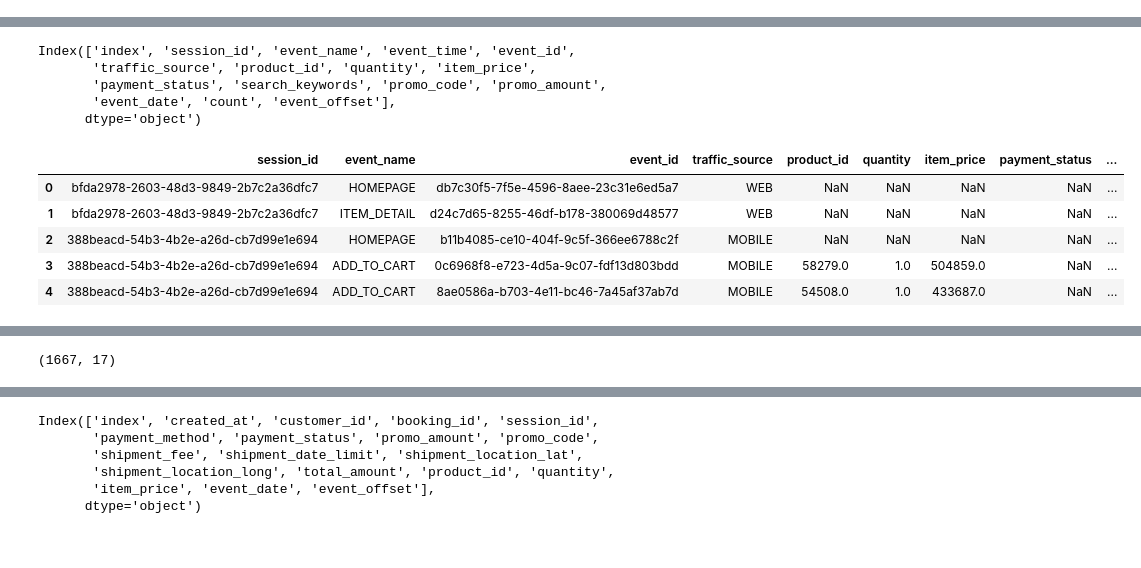
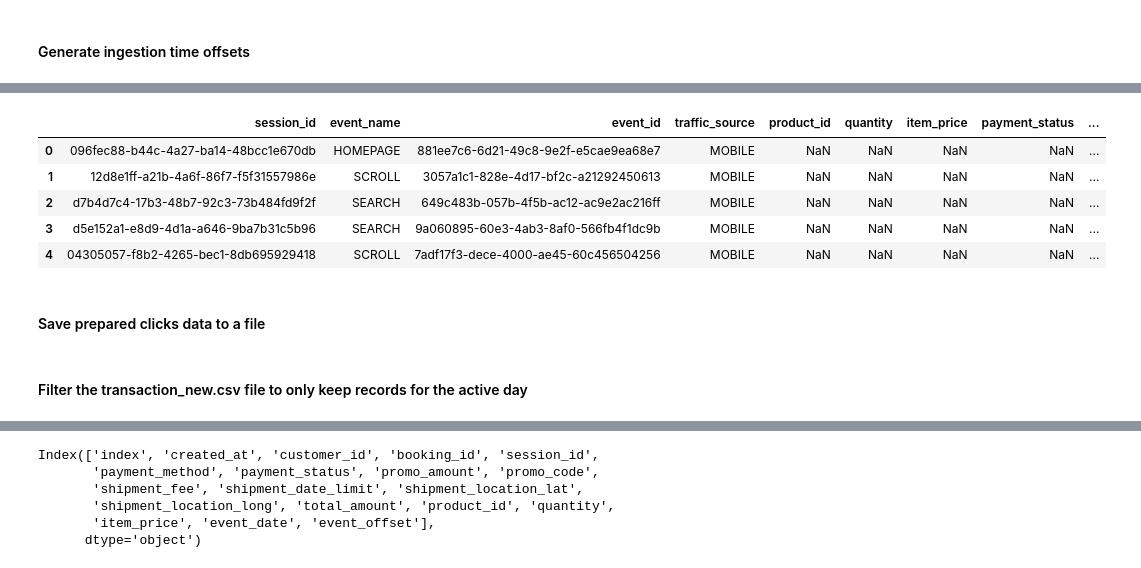
Before and after one commit to HoracioSoldman/realtime-events-analytics, a Jupyter notebook: data-exploration/most_active_day.ipynb, the cells around one changed output, grey strips where cells are left out. Cells and saved outputs as stored; diff of their text form; code cells hidden in the pictures.

Commit message:
refactoring: ingestion file and data preprocessing

```diff
--- a/data-exploration/most_active_day.ipynb
+++ b/data-exploration/most_active_day.ipynb
@@ -28,3 +32,4 @@ df_active.head()
 # %%
-df_active.shape
+active_day = get_most_active_day(CLICKS_FILE_PATH)
+print('The most active day was on: ', active_day)
 # %% [output]
@@ -32,8 +43,6 @@ df_active.shape
 # %%
-df_active_day = pd.DataFrame()
-for df_chunck in pd.read_csv('../../data/click_stream_new.csv', chunksize=100000):
+df_clicks = pd.DataFrame()
+for df_chunck in pd.read_csv(CLICKS_FILE_PATH, chunksize=100000):
     df_chunck['event_date'] = [ d[:10] for d in df_chunck['event_time'] ]
-    df_filtered = df_chunck[df_chunck['event_date'].eq(df_active.at[0, 'event_date'])]
-    df_active_day = pd.concat([df_active_day, df_filtered], axis=0)
-
-df_active_day.shape
+    df_filtered = df_chunck[df_chunck['event_date'].eq(active_day)]
+    df_clicks = pd.concat([df_clicks, df_filtered], axis=0)
@@ -50,8 +49,10 @@ Timestamp('2022-07-31 00:00:08.361823+0000', tz='UTC')
+# %% [markdown]
+#### Generate ingestion time offsets
 # %%
-df_active_day['event_time'] = pd.to_datetime(df_active_day['event_time'])
-df_active_day.sort_values(by='event_time', inplace=True)
-df_active_day.reset_index(inplace=True)
-df_active_day.head()
+df_clicks['event_time'] = pd.to_datetime(df_clicks['event_time'])
+df_clicks.sort_values(by='event_time', inplace=True)
+df_clicks.reset_index(inplace=True)
+df_clicks.head()
 # %% [output]
 |  | index | session_id | event_name | event_time | event_id | traffic_source | product_id | quantity | ... |
 | 0 | 10164772 | 096fec88-b44c-4a27-ba14-48bcc1e670db | HOMEPAGE | 2022-07-31 00:00:08.361823+00:00 | 881ee7c6-6d21-49c8-9e2f-e5cae9ea68e7 | MOBILE | NaN | NaN | ... |
@@ -60,13 +61,13 @@ df_active_day.head()
 | 3 | 11963211 | d5e152a1-e8d9-4d1a-a646-9ba7b31c5b96 | SEARCH | 2022-07-31 00:00:22.101671+00:00 | 9a060895-60e3-4ab3-8af0-566fb4f1dc9b | MOBILE | NaN | NaN | ... |
 | 4 | 10878721 | 04305057-f8b2-4265-bec1-8db695929418 | SCROLL | 2022-07-31 00:00:22.542968+00:00 | 7adf17f3-dece-4000-ae45-60c456504256 | MOBILE | NaN | NaN | ... |
 # %%
-df_active_day['event_offset'] = 0
+df_clicks['event_offset'] = 0
 
-for i, row in df_active_day.iterrows():
+for i, row in df_clicks.iterrows():
     if i > 0:
-        df_active_day.at[i, 'event_offset'] = int((df_active_day.at[i, 'event_time'] - df_active_day.at[i-1, 'event_time']).total_seconds())
+        df_clicks.at[i, 'event_offset'] = int((df_clicks.at[i, 'event_time'] - df_clicks.at[i-1, 'event_time']).total_seconds())
 
-df_active_day.head()
+df_clicks.head()
 # %% [output]
 |  | index | session_id | event_name | event_time | event_id | traffic_source | product_id | quantity | ... |
 | 0 | 10164772 | 096fec88-b44c-4a27-ba14-48bcc1e670db | HOMEPAGE | 2022-07-31 00:00:08.361823+00:00 | 881ee7c6-6d21-49c8-9e2f-e5cae9ea68e7 | MOBILE | NaN | NaN | ... |
@@ -74,23 +75,17 @@ df_active_day.head()
 | 2 | 2321955 | d7b4d7c4-17b3-48b7-92c3-73b484fd9f2f | SEARCH | 2022-07-31 00:00:20.822075+00:00 | 649c483b-057b-4f5b-ac12-ac9e2ac216ff | MOBILE | NaN | NaN | ... |
 | 3 | 11963211 | d5e152a1-e8d9-4d1a-a646-9ba7b31c5b96 | SEARCH | 2022-07-31 00:00:22.101671+00:00 | 9a060895-60e3-4ab3-8af0-566fb4f1dc9b | MOBILE | NaN | NaN | ... |
 | 4 | 10878721 | 04305057-f8b2-4265-bec1-8db695929418 | SCROLL | 2022-07-31 00:00:22.542968+00:00 | 7adf17f3-dece-4000-ae45-60c456504256 | MOBILE | NaN | NaN | ... |
-# %%
-df_active.columns
-# %% [output]
-Index(['index', 'session_id', 'event_name', 'event_time', 'event_id',
-       'traffic_source', 'product_id', 'quantity', 'item_price',
-       'payment_status', 'search_keywords', 'promo_code', 'promo_amount',
-       'event_date', 'count', 'event_offset'],
-      dtype='object')
 # %%
-df_active = df_active[['session_id', 'event_name', 'event_id', 'traffic_source', 'product_id', 'quantity', 'item_price',
+df_clicks = df_clicks[['session_id', 'event_name', 'event_id', 'traffic_source', 'product_id', 'quantity', 'item_price',
        'payment_status', 'search_keywords', 'promo_code', 'promo_amount', 'event_offset']]
-df_active.head()
+df_clicks.head()
 # %% [output]
 |  | session_id | event_name | event_id | traffic_source | product_id | quantity | item_price | payment_status | ... |
-| 0 | bfda2978-2603-48d3-9849-2b7c2a36dfc7 | HOMEPAGE | db7c30f5-7f5e-4596-8aee-23c31e6ed5a7 | WEB | NaN | NaN | NaN | NaN | ... |
-| 1 | bfda2978-2603-48d3-9849-2b7c2a36dfc7 | ITEM_DETAIL | d24c7d65-8255-46df-b178-380069d48577 | WEB | NaN | NaN | NaN | NaN | ... |
-| 2 | 388beacd-54b3-4b2e-a26d-cb7d99e1e694 | HOMEPAGE | b11b4085-ce10-404f-9c5f-366ee6788c2f | MOBILE | NaN | NaN | NaN | NaN | ... |
-| 3 | 388beacd-54b3-4b2e-a26d-cb7d99e1e694 | ADD_TO_CART | 0c6968f8-e723-4d5a-9c07-fdf13d803bdd | MOBILE | 58279.0 | 1.0 | 504859.0 | NaN | ... |
-| 4 | 388beacd-54b3-4b2e-a26d-cb7d99e1e694 | ADD_TO_CART | 8ae0586a-b703-4e11-bc46-7a45af37ab7d | MOBILE | 54508.0 | 1.0 | 433687.0 | NaN | ... |
+| 0 | 096fec88-b44c-4a27-ba14-48bcc1e670db | HOMEPAGE | 881ee7c6-6d21-49c8-9e2f-e5cae9ea68e7 | MOBILE | NaN | NaN | NaN | NaN | ... |
+| 1 | 12d8e1ff-a21b-4a6f-86f7-f5f31557986e | SCROLL | 3057a1c1-828e-4d17-bf2c-a21292450613 | MOBILE | NaN | NaN | NaN | NaN | ... |
+| 2 | d7b4d7c4-17b3-48b7-92c3-73b484fd9f2f | SEARCH | 649c483b-057b-4f5b-ac12-ac9e2ac216ff | MOBILE | NaN | NaN | NaN | NaN | ... |
+| 3 | d5e152a1-e8d9-4d1a-a646-9ba7b31c5b96 | SEARCH | 9a060895-60e3-4ab3-8af0-566fb4f1dc9b | MOBILE | NaN | NaN | NaN | NaN | ... |
+| 4 | 04305057-f8b2-4265-bec1-8db695929418 | SCROLL | 7adf17f3-dece-4000-ae45-60c456504256 | MOBILE | NaN | NaN | NaN | NaN | ... |
+# %% [markdown]
+#### Save prepared clicks data to a file
 # %%
@@ -98 +93,3 @@ df_active.to_csv('../data/one-day-stream-filtered.csv', index=False)
+# %% [markdown]
+#### Filter the transaction_new.csv file to only keep records for the active day
 # %%
@@ -107,7 +104,4 @@ df_transac.head()
 | 4 | 2018-12-18T11:20:30.365620Z | 4774 | 0efc0594-dbbf-4f9a-b0b0-a488cfddf8a2 | df1042ab-13e6-4072-b9d2-64a81974c51a | Credit Card | Success | 0 | ... |
 # %%
 df_transac['event_date'] = [ d[:10] for d in df_transac['created_at'] ]
-df_transac_filtered = df_transac[df_transac['event_date'].eq(df_active_day.at[0, 'event_date'])]
-df_transac_filtered.shape
+df_transactions = df_transac[df_transac['event_date'].eq(active_day)]
-# %% [output]
-(1667, 17)
```
Also changed, not shown: parts of 20 cells of this notebook, 4 other files.
